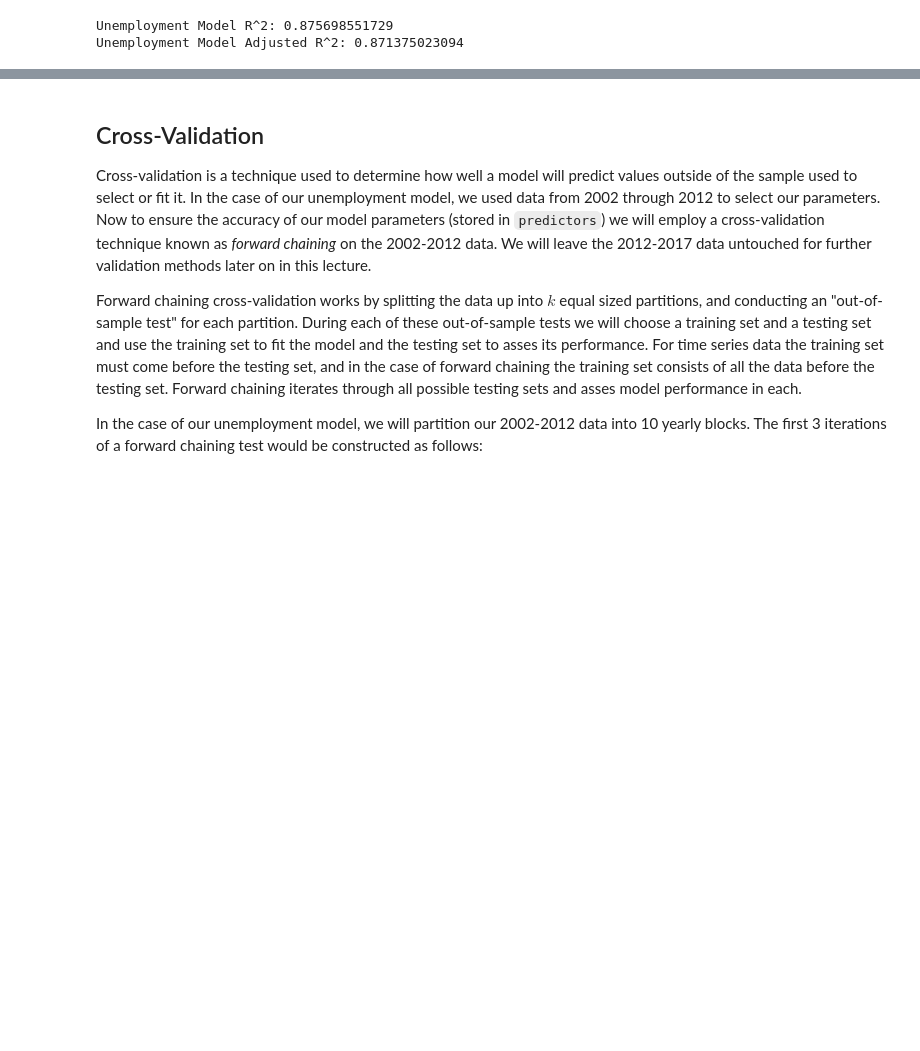
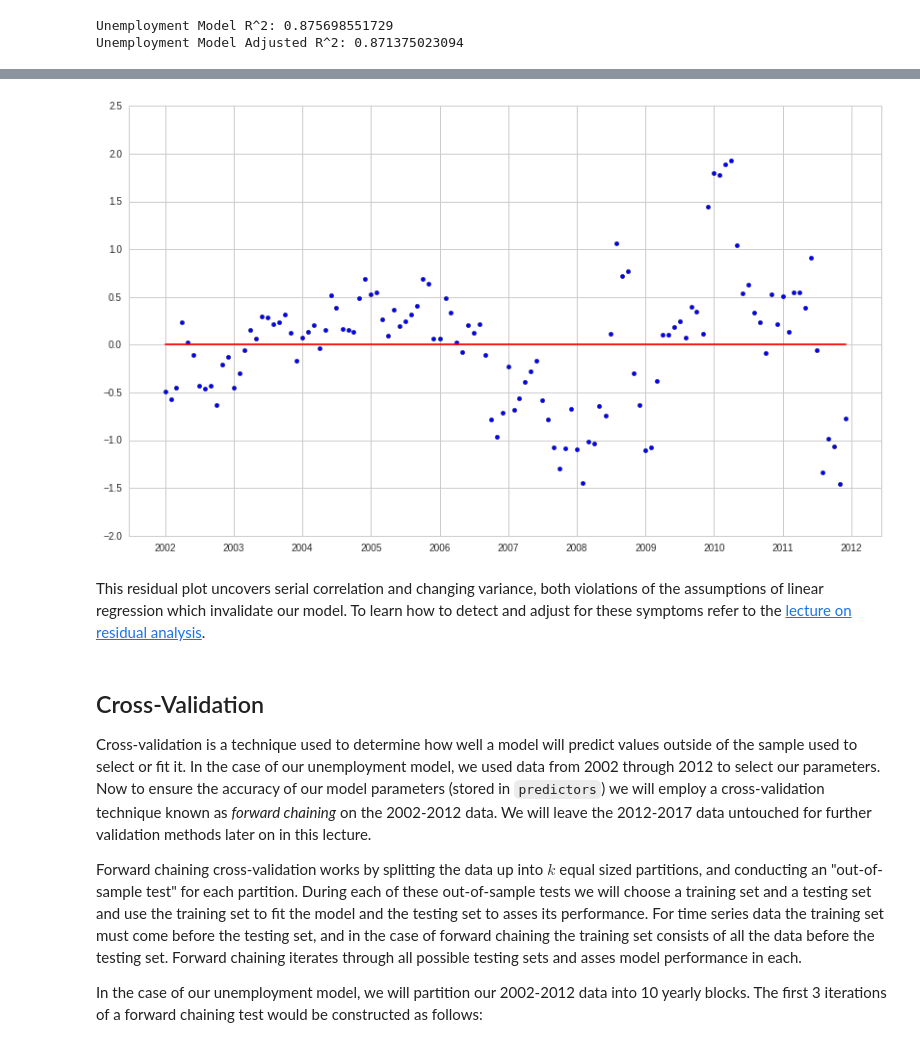
Before and after one commit to quantopian/research_public, a Jupyter notebook: notebooks/lectures/Model_Validation/notebook.ipynb, the cells around one changed output, grey strips where cells are left out. Drawn from its saved outputs; the diff is of its cells as text; code cells hidden in the pictures; blank space fills up the shorter version.

Commit message:
Updated model validation  lecture.

```diff
--- a/notebooks/lectures/Model_Validation/notebook.ipynb
+++ b/notebooks/lectures/Model_Validation/notebook.ipynb
@@ -436,3 +440,11 @@ A large portion of model validation has to do with studying the residuals of the
+# %%
+residuals = model.resid;
+plt.plot(index[:len(residuals)], [0]*len(residuals), c='r')
+plt.scatter(index[:len(residuals)], residuals);
+# %% [output]
+[figure, added]
+# %% [markdown]
+This residual plot uncovers serial correlation and changing variance, both violations of the assumptions of linear regression which invalidate our model. To learn how to detect and adjust for these symptoms refer to the [lecture on residual analysis](https://www.quantopian.com/lectures/residual-analysis).
 # %% [markdown]
 ## Cross-Validation
 
```
Also changed, not shown: parts of 3 cells of this notebook, 1 other file.
